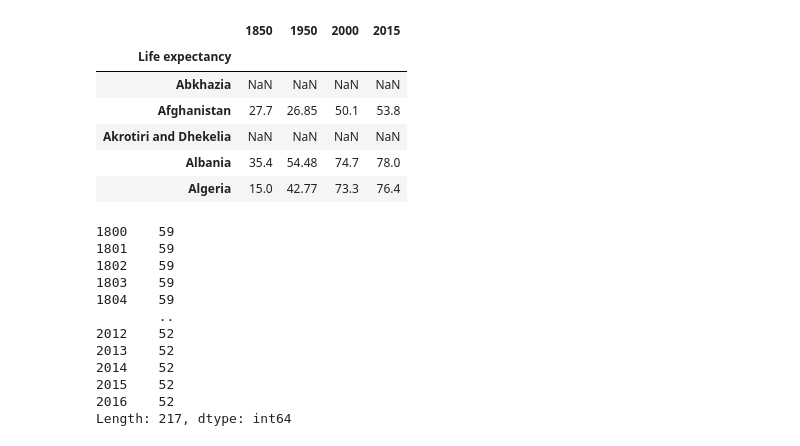
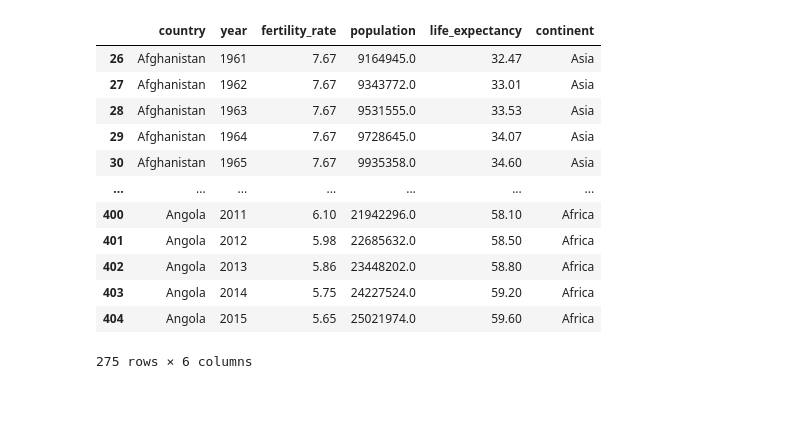
Before and after one commit to ElizavetaBugaeva/bootcamp_projects, a Jupyter notebook: week_01/Project_week_01.ipynb, the cells around one changed output. Saved outputs shown, nothing was run; the diff lists cells and outputs as text; code cells hidden in the pictures; blank space fills up the shorter version.

```diff
--- a/week_01/Project_week_01.ipynb
+++ b/week_01/Project_week_01.ipynb
@@ -8,0 +66,4 @@ popu = pd.read_excel('gapminder_population.xlsx', index_col = 0)
+# %%
+df = fert.merge(popu)
+# %%
+df = df.merge(life)
@@ -8,0 +102,2 @@ popu = pd.read_excel('gapminder_population.xlsx', index_col = 0)
+# %%
+df = df.merge(cont)
@@ -9,25 +139,18 @@ popu = pd.read_excel('gapminder_population.xlsx', index_col = 0)
+# %%
+yearly_group = df[df['year']>1960].groupby('year')
 # %%
-life.head()
+yearly_group.head()
 # %% [output]
-|  | 1850 | 1950 | 2000 | 2015 |
-| Life expectancy |  |  |  |  |
-| Abkhazia | NaN | NaN | NaN | NaN |
-| Afghanistan | 27.7 | 26.85 | 50.1 | 53.8 |
-| Akrotiri and Dhekelia | NaN | NaN | NaN | NaN |
-| Albania | 35.4 | 54.48 | 74.7 | 78.0 |
-| Algeria | 15.0 | 42.77 | 73.3 | 76.4 |
+|  | country | year | fertility_rate | population | life_expectancy | continent |
+| 26 | Afghanistan | 1961 | 7.67 | 9164945.0 | 32.47 | Asia |
+| 27 | Afghanistan | 1962 | 7.67 | 9343772.0 | 33.01 | Asia |
+| 28 | Afghanistan | 1963 | 7.67 | 9531555.0 | 33.53 | Asia |
+| 29 | Afghanistan | 1964 | 7.67 | 9728645.0 | 34.07 | Asia |
+| 30 | Afghanistan | 1965 | 7.67 | 9935358.0 | 34.60 | Asia |
+| ... | ... | ... | ... | ... | ... | ... |
+| 400 | Angola | 2011 | 6.10 | 21942296.0 | 58.10 | Africa |
+| 401 | Angola | 2012 | 5.98 | 22685632.0 | 58.50 | Africa |
+| 402 | Angola | 2013 | 5.86 | 23448202.0 | 58.80 | Africa |
+| 403 | Angola | 2014 | 5.75 | 24227524.0 | 59.20 | Africa |
+| 404 | Angola | 2015 | 5.65 | 25021974.0 | 59.60 | Africa |
+275 rows × 6 columns
-# %%
-life.isna().sum()
-# %% [output]
-1800    59
-1801    59
-1802    59
-1803    59
-1804    59
-        ..
-2012    52
-2013    52
-2014    52
-2015    52
-2016    52
-Length: 217, dtype: int64
```
Also changed, not shown: parts of 24 cells of this notebook, 1 other file.
